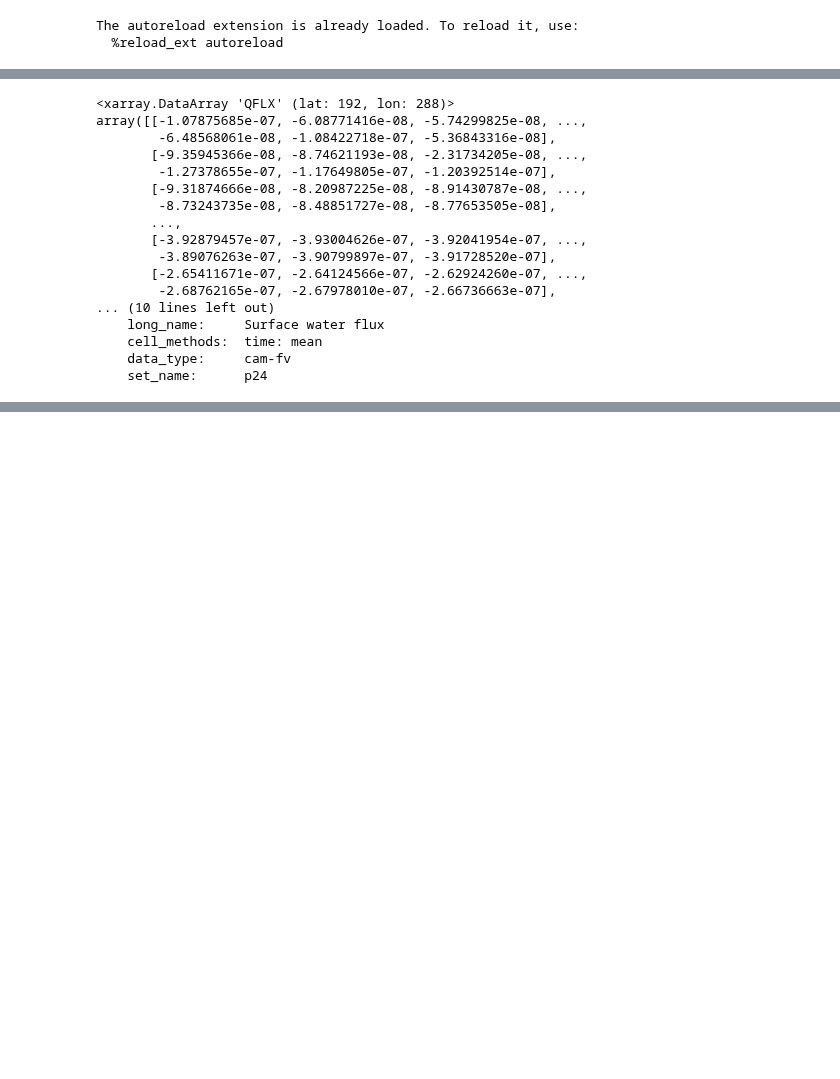
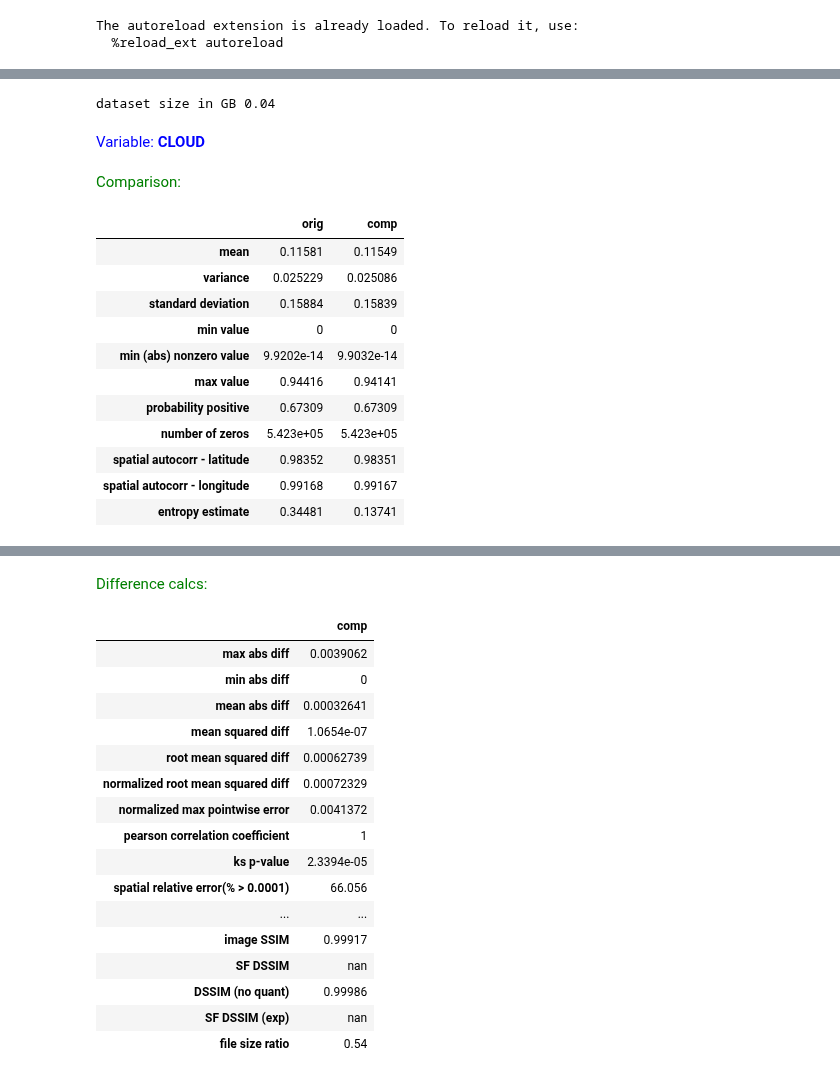
Before and after one commit to pinarda/lcr, a Jupyter notebook: notebooks/allison/more_dssim_quant.ipynb, the cells around one changed output, grey strips where cells are left out. Drawn from its saved outputs; the diff is of its cells as text; code cells hidden in the pictures; blank space fills up the shorter version.

```diff
--- a/notebooks/allison/more_dssim_quant.ipynb
+++ b/notebooks/allison/more_dssim_quant.ipynb
@@ -332,20 +377,29 @@ for p,name in enumerate(vnames):
 # %%
-ts_orig
+cloud_col = ldcpy.open_datasets("cam-fv",
+    ["CLOUD"],
+    [
+        "/Users/abaker/alli/code-repo/ldcpy/data/cam-fv/cam-fv.CLOUD.3months.nc",
+        "/Users/abaker/alli/code-repo/ldcpy/data/cam-fv/c.fpzip.cam-fv.CLOUD.3months.nc",
+    ],
+    ["orig", "comp"]
+)
 # %% [output]
-<xarray.DataArray 'QFLX' (lat: 192, lon: 288)>
-array([[-1.07875685e-07, -6.08771416e-08, -5.74299825e-08, ...,
-        -6.48568061e-08, -1.08422718e-07, -5.36843316e-08],
-       [-9.35945366e-08, -8.74621193e-08, -2.31734205e-08, ...,
-        -1.27378655e-07, -1.17649805e-07, -1.20392514e-07],
-       [-9.31874666e-08, -8.20987225e-08, -8.91430787e-08, ...,
-        -8.73243735e-08, -8.48851727e-08, -8.77653505e-08],
-       ...,
-       [-3.92879457e-07, -3.93004626e-07, -3.92041954e-07, ...,
-        -3.89076263e-07, -3.90799897e-07, -3.91728520e-07],
-       [-2.65411671e-07, -2.64124566e-07, -2.62924260e-07, ...,
-        -2.68762165e-07, -2.67978010e-07, -2.66736663e-07],
-... (10 lines left out)
-    long_name:     Surface water flux
-    cell_methods:  time: mean
-    data_type:     cam-fv
-    set_name:      p24
+dataset size in GB 0.04
+# %%
+cloud0 = cloud_col.isel(time=0)
+ldcpy.compare_stats(cloud0, "CLOUD", ["orig", "comp"], significant_digits = 5, include_ssim=True)
+# %% [output]
+Variable: CLOUD
+Comparison:
+|  | orig | comp |
+| mean | 0.11581 | 0.11549 |
+| variance | 0.025229 | 0.025086 |
+| standard deviation | 0.15884 | 0.15839 |
+| min value | 0 | 0 |
+| min (abs) nonzero value | 9.9202e-14 | 9.9032e-14 |
+| max value | 0.94416 | 0.94141 |
+| probability positive | 0.67309 | 0.67309 |
+| number of zeros | 5.423e+05 | 5.423e+05 |
+| spatial autocorr - latitude | 0.98352 | 0.98351 |
+| spatial autocorr - longitude | 0.99168 | 0.99167 |
+| entropy estimate | 0.34481 | 0.13741 |
@@ -351,0 +407,18 @@ array([[-1.07875685e-07, -6.08771416e-08, -5.74299825e-08, ...,
+Difference calcs:
+|  | comp |
+| max abs diff | 0.0039062 |
+| min abs diff | 0 |
+| mean abs diff | 0.00032641 |
+| mean squared diff | 1.0654e-07 |
+| root mean squared diff | 0.00062739 |
+| normalized root mean squared diff | 0.00072329 |
+| normalized max pointwise error | 0.0041372 |
+| pearson correlation coefficient | 1 |
+| ks p-value | 2.3394e-05 |
+| spatial relative error(% > 0.0001) | 66.056 |
+| ... | ... |
+| image SSIM | 0.99917 |
+| SF DSSIM | nan |
+| DSSIM (no quant) | 0.99986 |
+| SF DSSIM (exp) | nan |
+| file size ratio | 0.54 |
```
Also changed, not shown: parts of 8 cells of this notebook, 1 other file.
